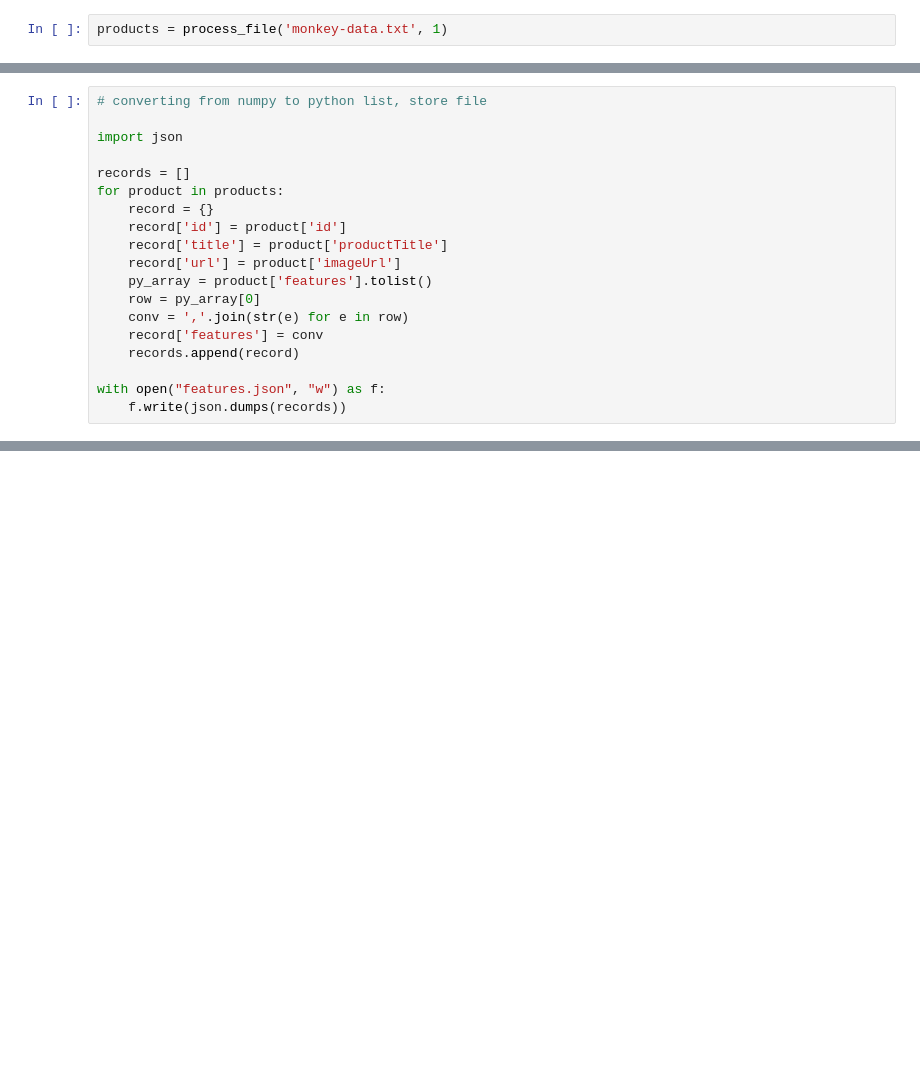
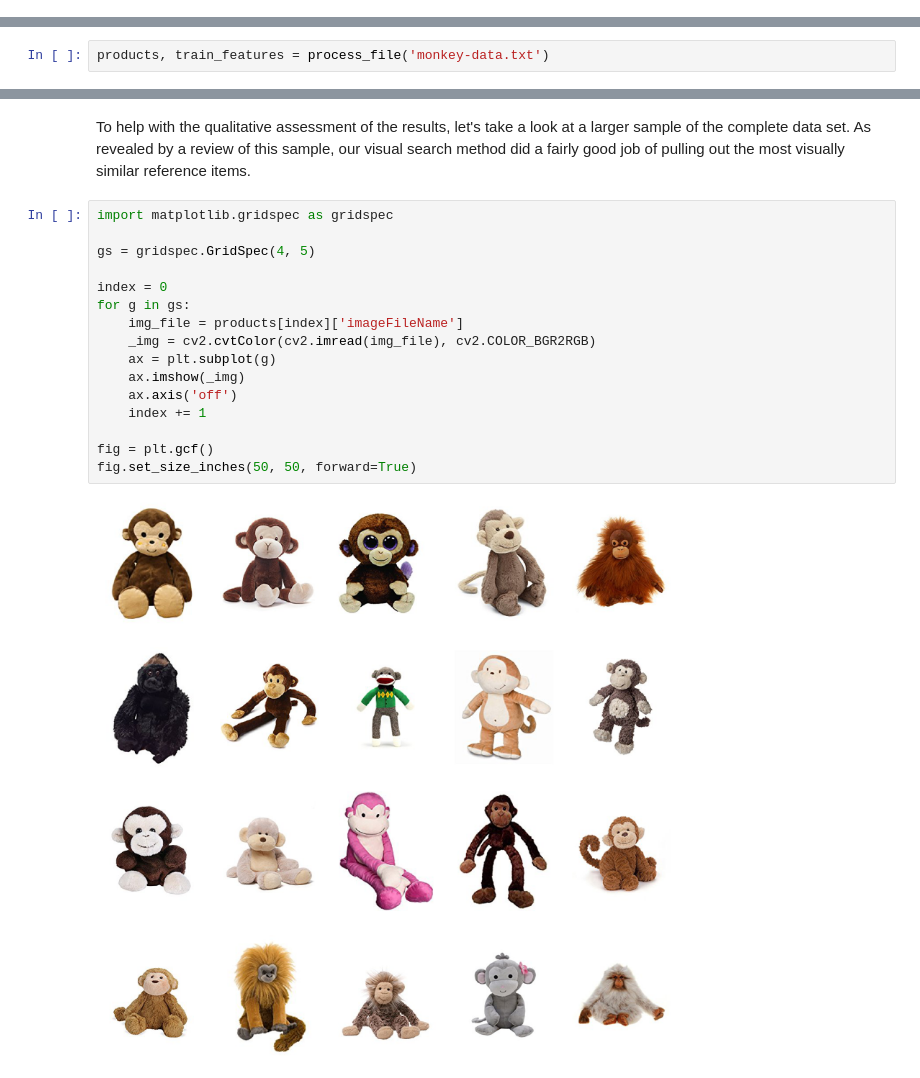
Before and after one commit to awslabs/visual-search, a Jupyter notebook: notebooks/visual-search-feature-generation.ipynb, the cells around one changed output, grey strips where cells are left out. Drawn from its saved outputs; the diff is of its cells as text; blank space fills up the shorter version.

```diff
--- a/notebooks/visual-search-feature-generation.ipynb
+++ b/notebooks/visual-search-feature-generation.ipynb
@@ -127,2 +0,0 @@ For test purposes, we'll pull in images from a small test data set, featurize th
-# %%
-products = process_file('monkey-data.txt', 1)
@@ -198,19 +0,0 @@ We're now ready to export the feature vectors.  To do so, we'll simply extract t
-# %%
-# converting from numpy to python list, store file
-
-import json
-
-records = []
-for product in products:
-    record = {}
-    record['id'] = product['id']
-    record['title'] = product['productTitle']
-    record['url'] = product['imageUrl']
-    py_array = product['features'].tolist()
-    row = py_array[0]
-    conv = ','.join(str(e) for e in row)
-    record['features'] = conv
-    records.append(record)
-
-with open("features.json", "w") as f:
-    f.write(json.dumps(records))
@@ -216,0 +135,2 @@ with open("features.json", "w") as f:
+# %%
+products, train_features = process_file('monkey-data.txt')
@@ -216,0 +299,20 @@ with open("features.json", "w") as f:
+# %% [markdown]
+To help with the qualitative assessment of the results, let's take a look at a larger sample of the complete data set. As revealed by a review of this sample, our visual search method did a fairly good job of pulling out the most visually similar reference items.
+# %%
+import matplotlib.gridspec as gridspec
+
+gs = gridspec.GridSpec(4, 5)
+
+index = 0
+for g in gs:
+    img_file = products[index]['imageFileName']
+    _img = cv2.cvtColor(cv2.imread(img_file), cv2.COLOR_BGR2RGB)
+    ax = plt.subplot(g)
+    ax.imshow(_img)
+    ax.axis('off')
+    index += 1
+
+fig = plt.gcf()
+fig.set_size_inches(50, 50, forward=True)
+# %% [output]
+[figure, added]
```
Also changed, not shown: parts of 45 cells of this notebook.
